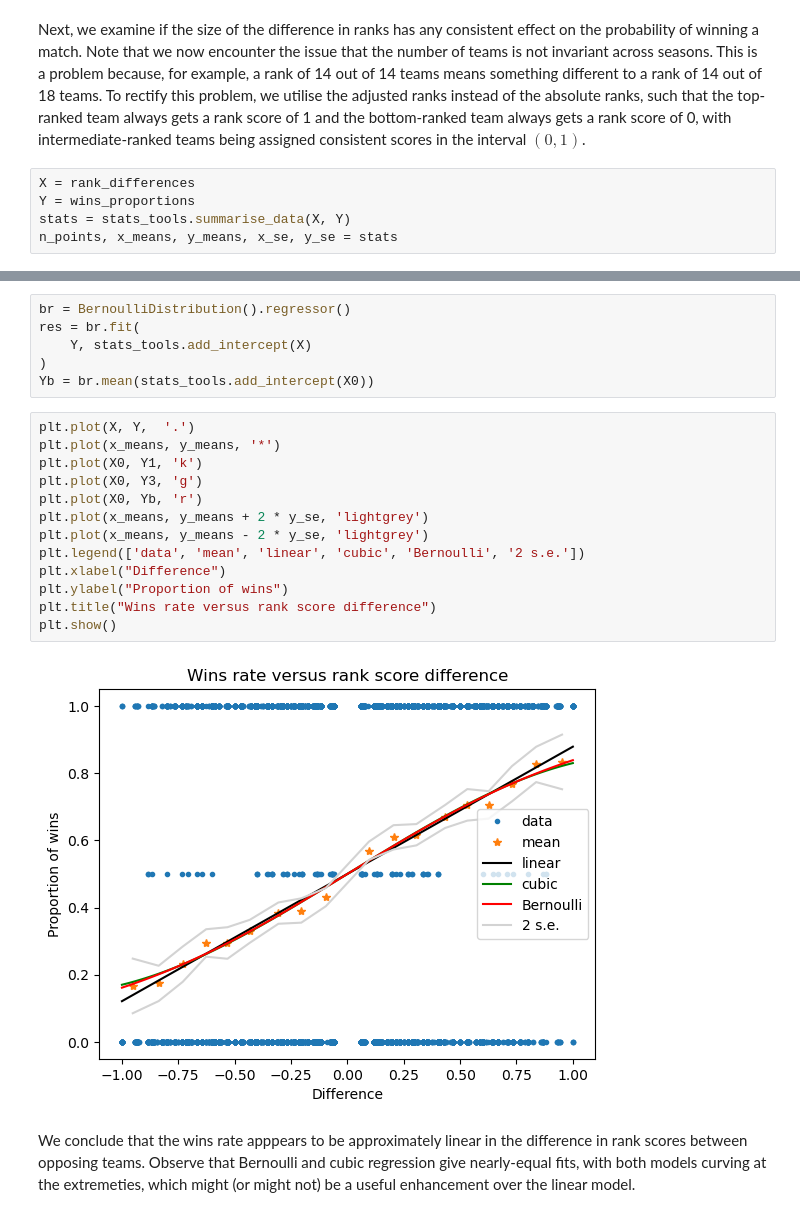
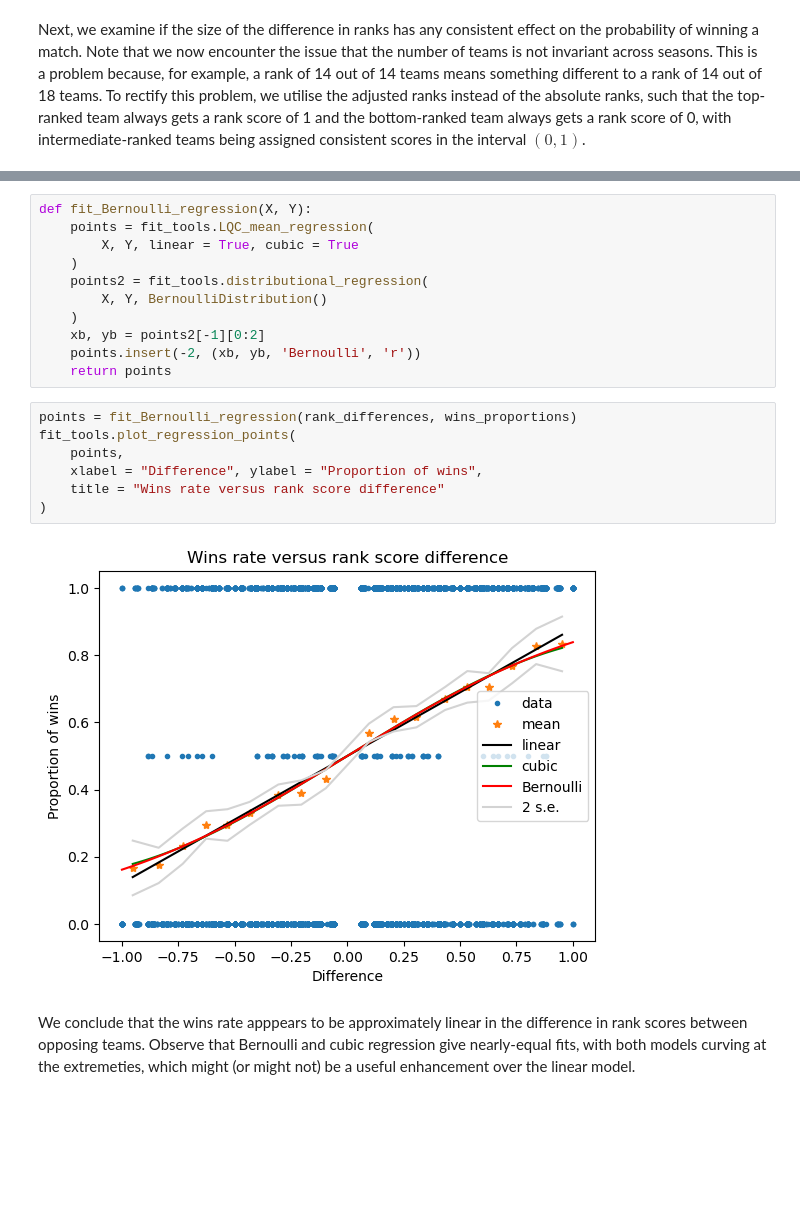
Before and after one commit to gaj67/gaj-data-science, a Jupyter notebook: AFL/notebooks/4_data_analysis.ipynb, the cells around one changed output, grey strips where cells are left out. Cells and saved outputs as stored; diff of their text form; blank space fills up the shorter version.

```diff
--- a/AFL/notebooks/4_data_analysis.ipynb
+++ b/AFL/notebooks/4_data_analysis.ipynb
@@ -781,8 +783,3 @@ Next, we examine if the size of the difference in ranks has any consistent effec
 probability of winning a match. Note that we now encounter the issue that
 the number of teams is not invariant across seasons. This is a problem because,
 for example, a rank of 14 out of 14 teams means something different to a rank of 14 out of 18 teams. To rectify this problem, we utilise the adjusted ranks instead of the absolute ranks, such that the top-ranked team always gets a rank score of 1 and the bottom-ranked team always gets a rank score of 0, with intermediate-ranked teams being assigned consistent scores in the interval $(0,1)$.
-# %%
-X = rank_differences
-Y = wins_proportions
-stats = stats_tools.summarise_data(X, Y)
-n_points, x_means, y_means, x_se, y_se = stats
@@ -802,24 +786,23 @@ Y3 = lr.predict(stats_tools.no_intercept(X0, X0**2, X0**3))
-# %%
-br = BernoulliDistribution().regressor()
-res = br.fit(
-    Y, stats_tools.add_intercept(X)
-)
-Yb = br.mean(stats_tools.add_intercept(X0))
-# %%
-plt.plot(X, Y,  '.')
-plt.plot(x_means, y_means, '*')
-plt.plot(X0, Y1, 'k')
-plt.plot(X0, Y3, 'g')
-plt.plot(X0, Yb, 'r')
-plt.plot(x_means, y_means + 2 * y_se, 'lightgrey')
-plt.plot(x_means, y_means - 2 * y_se, 'lightgrey')
-plt.legend(['data', 'mean', 'linear', 'cubic', 'Bernoulli', '2 s.e.'])
-plt.xlabel("Difference")
-plt.ylabel("Proportion of wins")
-plt.title("Wins rate versus rank score difference")
-plt.show()
-# %% [output]
-[figure, removed]
+# %%
+def fit_Bernoulli_regression(X, Y):
+    points = fit_tools.LQC_mean_regression(
+        X, Y, linear = True, cubic = True
+    )
+    points2 = fit_tools.distributional_regression(
+        X, Y, BernoulliDistribution()
+    )
+    xb, yb = points2[-1][0:2]
+    points.insert(-2, (xb, yb, 'Bernoulli', 'r'))
+    return points
+# %%
+points = fit_Bernoulli_regression(rank_differences, wins_proportions)
+fit_tools.plot_regression_points(
+    points,
+    xlabel = "Difference", ylabel = "Proportion of wins",
+    title = "Wins rate versus rank score difference"
+)
+# %% [output]
+[figure, added]
 # %% [markdown]
 We conclude that the wins rate apppears to be approximately linear in the
 difference in rank scores between opposing teams. Observe that Bernoulli and cubic regression give nearly-equal fits, with both models curving at the extremeties, which might (or might not) be a useful enhancement over the linear model.
```
Also changed, not shown: parts of 77 cells of this notebook, 3 other files.
